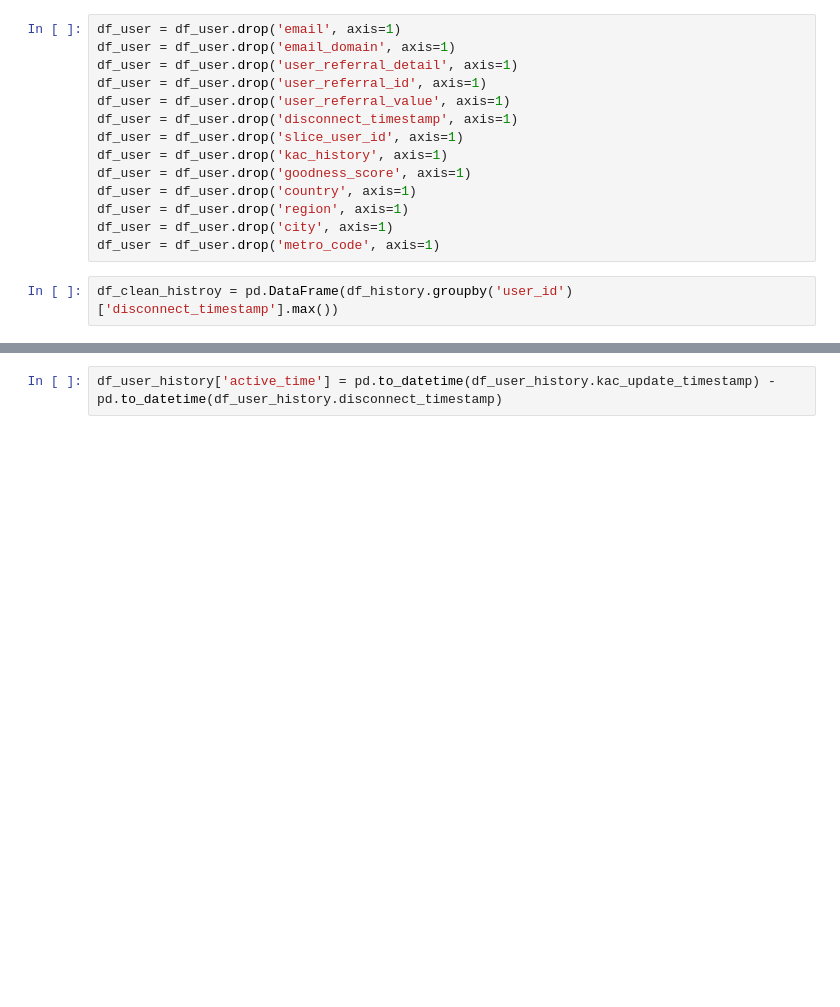
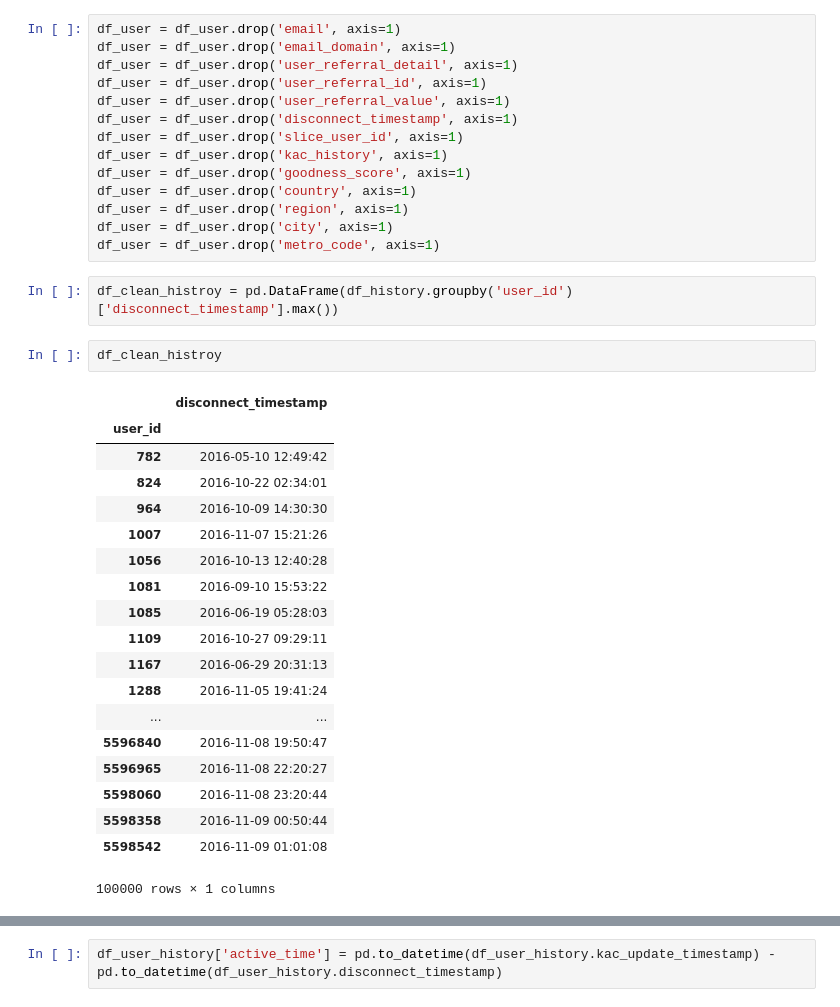
Before and after one commit to maryam1357/Capstone-Project-January-2017, a Jupyter notebook: Code/EDA.ipynb, the cells around one changed output, grey strips where cells are left out. Saved outputs shown, nothing was run; the diff lists cells and outputs as text; blank space fills up the shorter version.

```diff
--- a/Code/EDA.ipynb
+++ b/Code/EDA.ipynb
@@ -117,5 +117,27 @@ df_user = df_user.drop('city', axis=1)
 df_user = df_user.drop('metro_code', axis=1)
 # %%
 df_clean_histroy = pd.DataFrame(df_history.groupby('user_id')['disconnect_timestamp'].max())
+# %%
+df_clean_histroy
+# %% [output]
+|  | disconnect_timestamp |
+| user_id |  |
+| 782 | 2016-05-10 12:49:42 |
+| 824 | 2016-10-22 02:34:01 |
+| 964 | 2016-10-09 14:30:30 |
+| 1007 | 2016-11-07 15:21:26 |
+| 1056 | 2016-10-13 12:40:28 |
+| 1081 | 2016-09-10 15:53:22 |
+| 1085 | 2016-06-19 05:28:03 |
+| 1109 | 2016-10-27 09:29:11 |
+| 1167 | 2016-06-29 20:31:13 |
+| 1288 | 2016-11-05 19:41:24 |
+| ... | ... |
+| 5596840 | 2016-11-08 19:50:47 |
+| 5596965 | 2016-11-08 22:20:27 |
+| 5598060 | 2016-11-08 23:20:44 |
+| 5598358 | 2016-11-09 00:50:44 |
+| 5598542 | 2016-11-09 01:01:08 |
+100000 rows × 1 columns
 # %%
 df_user_history = df_user.join(df_clean_histroy, on='user_id')
```
Also changed, not shown: parts of 1 cell of this notebook, 3 other files.
